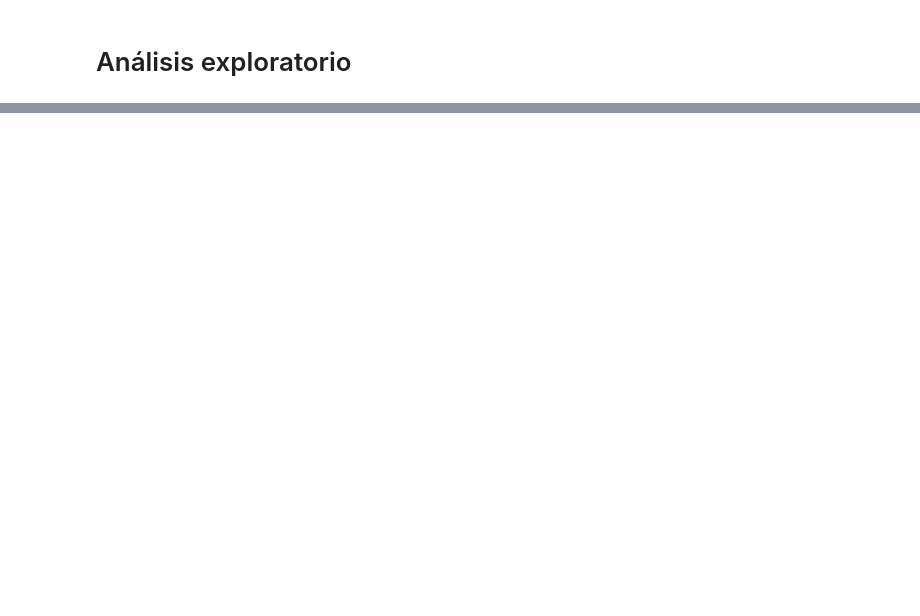
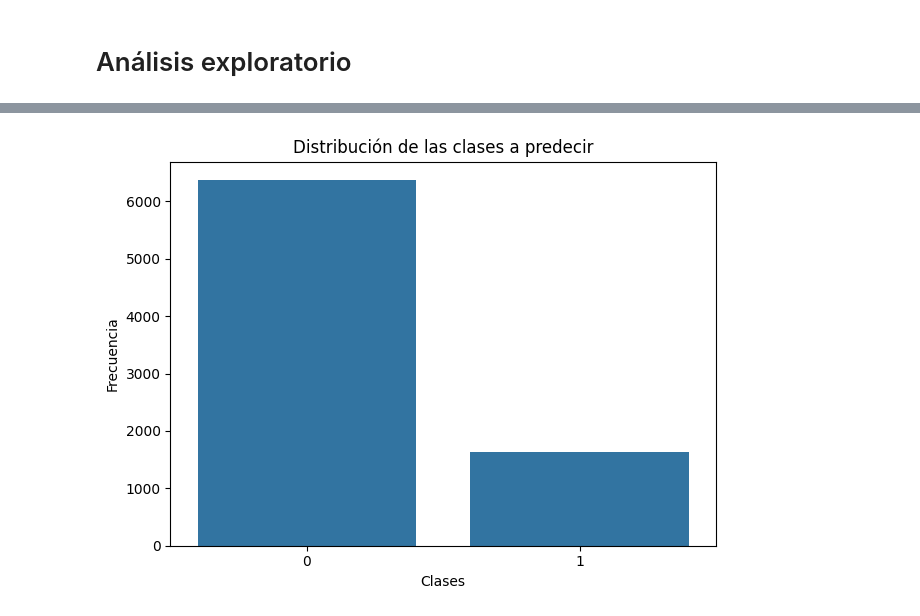
Before and after one commit to mayumar/Trabajo-Final-Ciencia-de-Datos, a Jupyter notebook: trabajo_final.ipynb, the cells around one changed output, grey strips where cells are left out. Saved outputs shown, nothing was run; the diff lists cells and outputs as text; code cells hidden in the pictures; blank space fills up the shorter version.

```diff
--- a/trabajo_final.ipynb
+++ b/trabajo_final.ipynb
@@ -101,0 +157,9 @@ max         4.000000     1.000000        1.000000    199992.480000
+# %%
+sns.countplot(data=train_df, x="Exited")
+plt.title("Distribución de las clases a predecir")
+plt.xlabel("Clases")
+plt.ylabel("Frecuencia")
+plt.tight_layout()
+plt.show()
+# %% [output]
+[figure, added]
```
Also changed, not shown: parts of 34 cells of this notebook, 5 other files.
